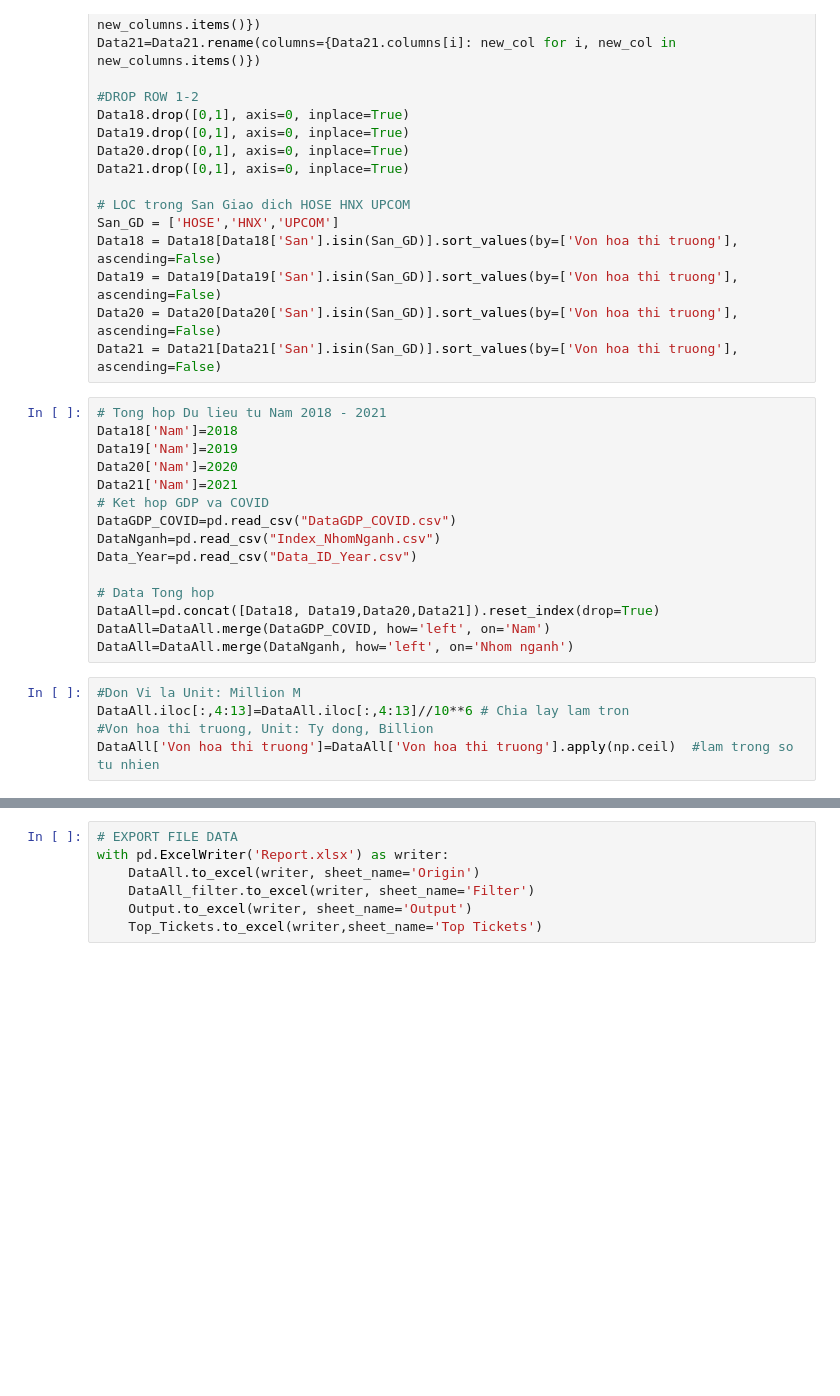
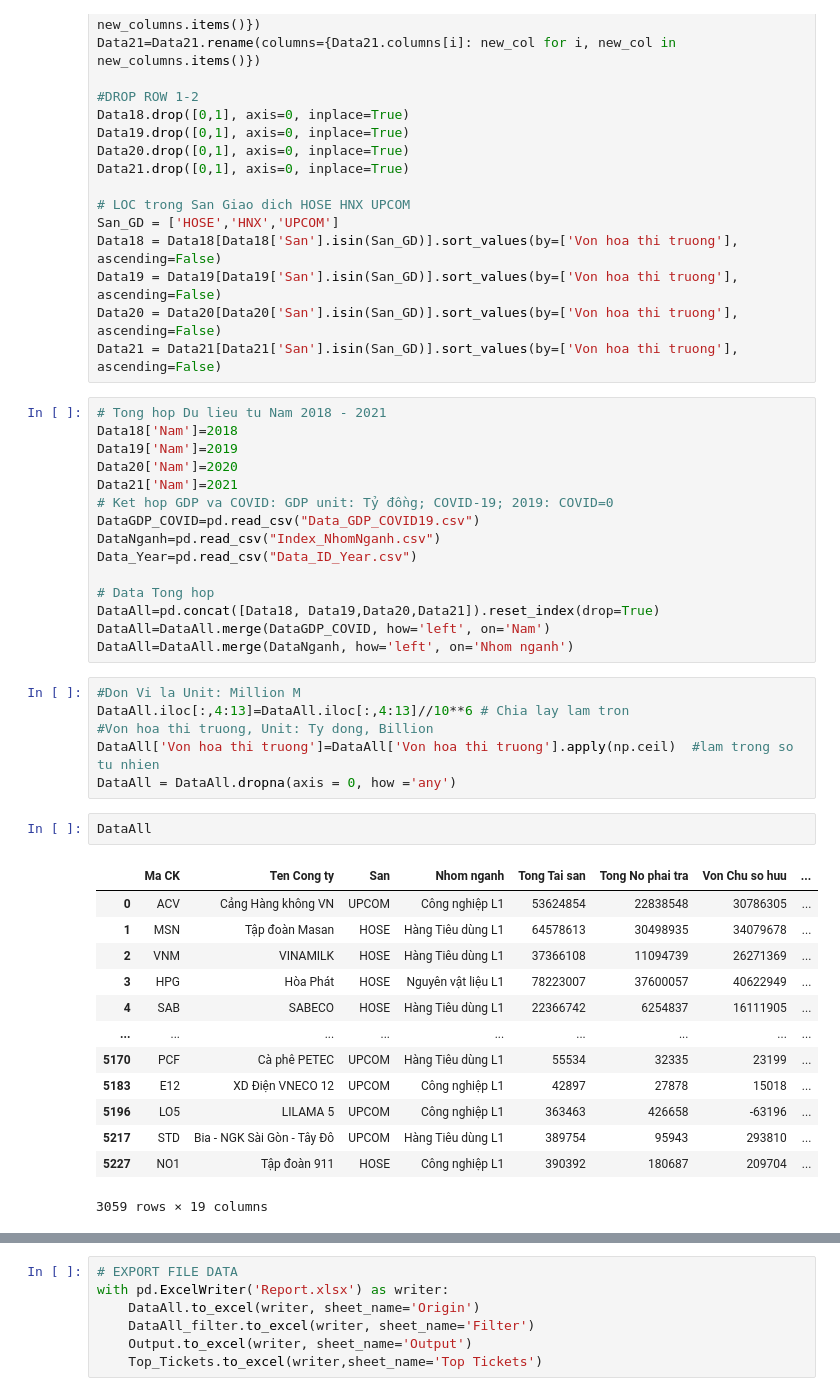
Before and after one commit to vuquangnguyen2018/KhoaLuanUEH, a Jupyter notebook: Dataset/Phan tich Du lieu.ipynb, the cells around one changed output, grey strips where cells are left out. Cells and saved outputs as stored; diff of their text form; blank space fills up the shorter version.

```diff
--- a/Dataset/Phan tich Du lieu.ipynb
+++ b/Dataset/Phan tich Du lieu.ipynb
@@ -65,8 +65,8 @@ Data18['Nam']=2018
 Data19['Nam']=2019
 Data20['Nam']=2020
 Data21['Nam']=2021
-# Ket hop GDP va COVID
-DataGDP_COVID=pd.read_csv("DataGDP_COVID.csv")
+# Ket hop GDP va COVID: GDP unit: Tỷ đồng; COVID-19; 2019: COVID=0
+DataGDP_COVID=pd.read_csv("Data_GDP_COVID19.csv")
 DataNganh=pd.read_csv("Index_NhomNganh.csv")
 Data_Year=pd.read_csv("Data_ID_Year.csv")
 
@@ -79,6 +79,23 @@ DataAll=DataAll.merge(DataNganh, how='left', on='Nhom nganh')
 DataAll.iloc[:,4:13]=DataAll.iloc[:,4:13]//10**6 # Chia lay lam tron
 #Von hoa thi truong, Unit: Ty dong, Billion
 DataAll['Von hoa thi truong']=DataAll['Von hoa thi truong'].apply(np.ceil)  #lam trong so tu nhien
+DataAll = DataAll.dropna(axis = 0, how ='any')
+# %%
+DataAll
+# %% [output]
+|  | Ma CK | Ten Cong ty | San | Nhom nganh | Tong Tai san | Tong No phai tra | Von Chu so huu | ... |
+| 0 | ACV | Cảng Hàng không VN | UPCOM | Công nghiệp L1 | 53624854 | 22838548 | 30786305 | ... |
+| 1 | MSN | Tập đoàn Masan | HOSE | Hàng Tiêu dùng L1 | 64578613 | 30498935 | 34079678 | ... |
+| 2 | VNM | VINAMILK | HOSE | Hàng Tiêu dùng L1 | 37366108 | 11094739 | 26271369 | ... |
+| 3 | HPG | Hòa Phát | HOSE | Nguyên vật liệu L1 | 78223007 | 37600057 | 40622949 | ... |
+| 4 | SAB | SABECO | HOSE | Hàng Tiêu dùng L1 | 22366742 | 6254837 | 16111905 | ... |
+| ... | ... | ... | ... | ... | ... | ... | ... | ... |
+| 5170 | PCF | Cà phê PETEC | UPCOM | Hàng Tiêu dùng L1 | 55534 | 32335 | 23199 | ... |
+| 5183 | E12 | XD Điện VNECO 12 | UPCOM | Công nghiệp L1 | 42897 | 27878 | 15018 | ... |
+| 5196 | LO5 | LILAMA 5 | UPCOM | Công nghiệp L1 | 363463 | 426658 | -63196 | ... |
+| 5217 | STD | Bia - NGK Sài Gòn - Tây Đô | UPCOM | Hàng Tiêu dùng L1 | 389754 | 95943 | 293810 | ... |
+| 5227 | NO1 | Tập đoàn 911 | HOSE | Công nghiệp L1 | 390392 | 180687 | 209704 | ... |
+3059 rows × 19 columns
 # %%
 # Tinh toan Nang cao
 #GRWTH = MarketCap / Book value of Equity
```
Also changed, not shown: parts of 5 cells of this notebook, 8 other files.
